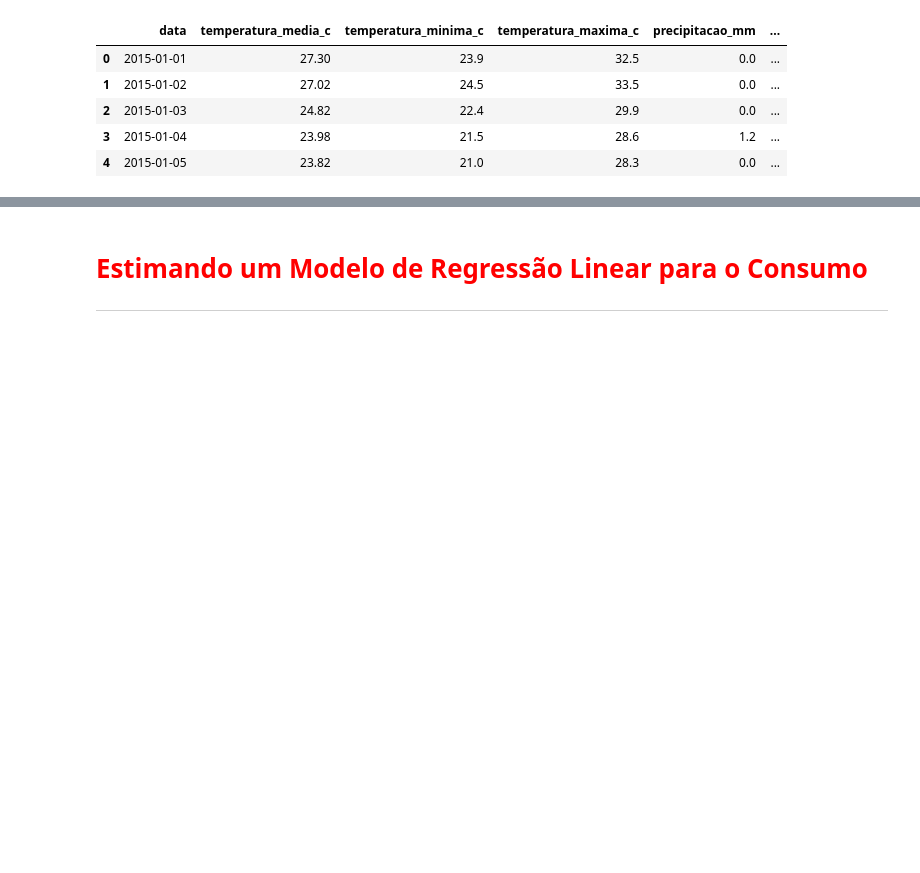
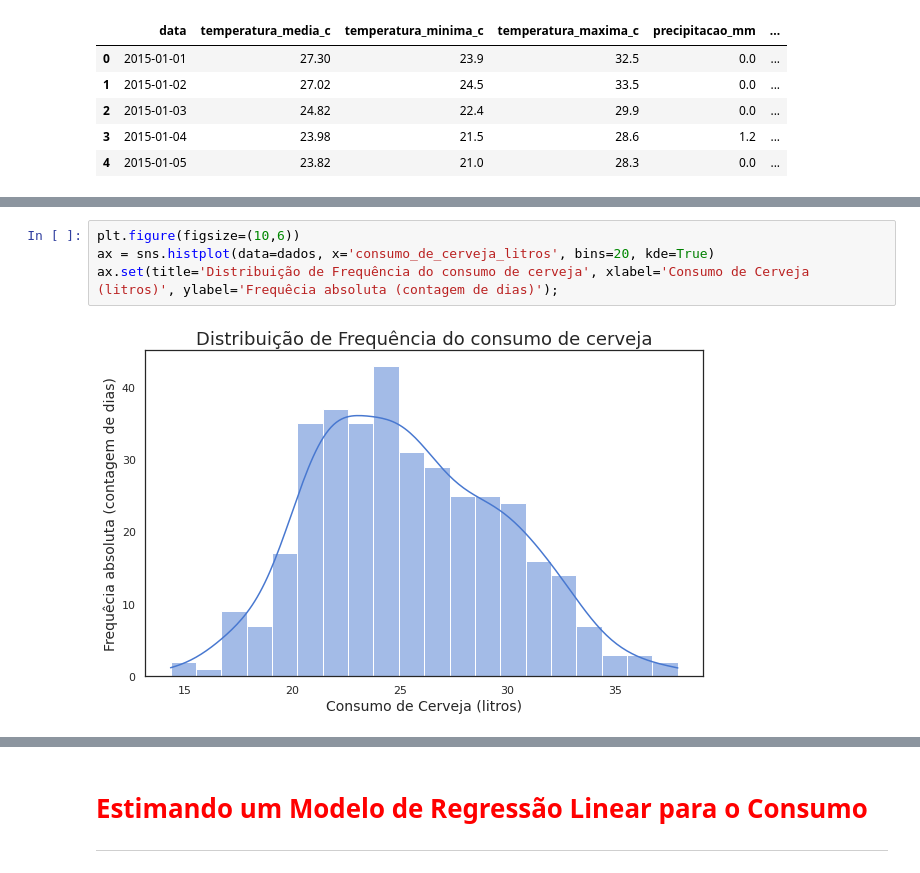
Before and after one commit to ciencia-dados-ifsp-grupo5/Beer-Consumption, a Jupyter notebook: Beer_Consumption.ipynb, the cells around one changed output, grey strips where cells are left out. Saved outputs shown, nothing was run; the diff lists cells and outputs as text; blank space fills up the shorter version.

```diff
--- a/Beer_Consumption.ipynb
+++ b/Beer_Consumption.ipynb
@@ -383,0 +195,6 @@ ax
+# %%
+plt.figure(figsize=(10,6))
+ax = sns.histplot(data=dados, x='consumo_de_cerveja_litros', bins=20, kde=True)
+ax.set(title='Distribuição de Frequência do consumo de cerveja', xlabel='Consumo de Cerveja (litros)', ylabel='Frequêcia absoluta (contagem de dias)');
+# %% [output]
+[figure, added]
```
Also changed, not shown: parts of 55 cells of this notebook.
